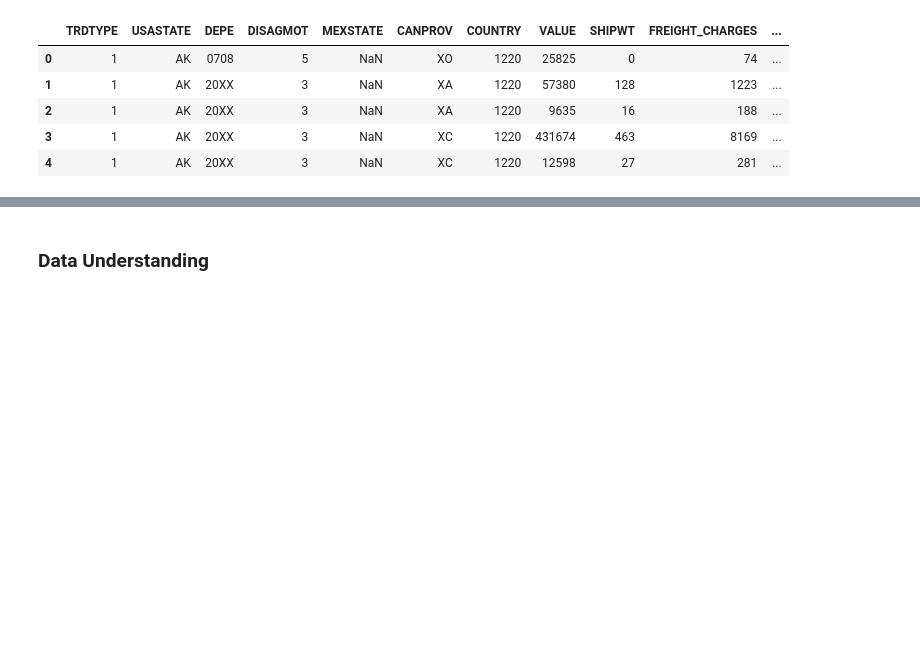
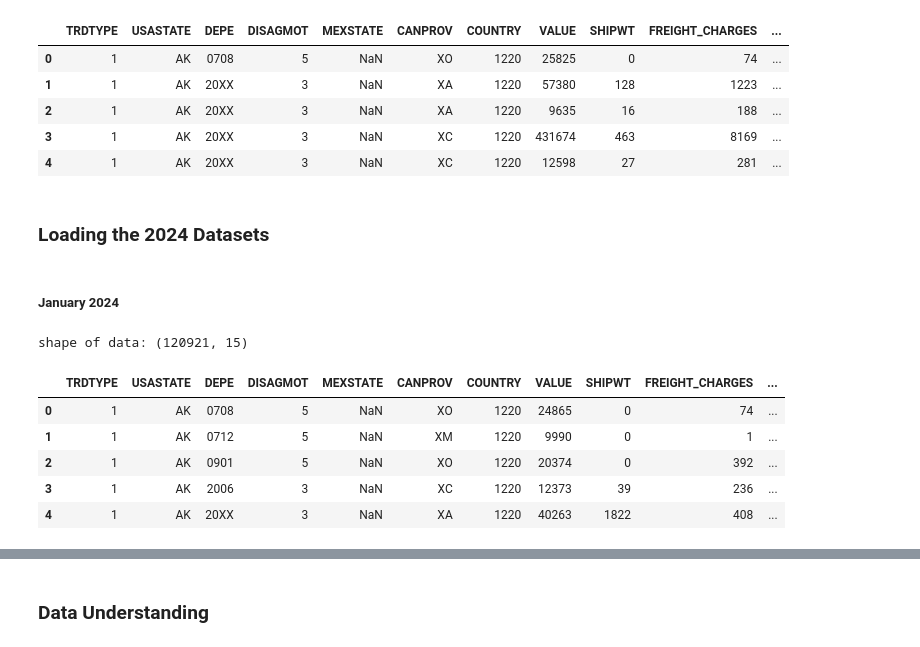
Before and after one commit to adubrightkwartengsnr/TransBorder-Freight-Data-Analysis, a Jupyter notebook: notebooks/transborder-freight-analysis.ipynb, the cells around one changed output, grey strips where cells are left out. Saved outputs shown, nothing was run; the diff lists cells and outputs as text; code cells hidden in the pictures; blank space fills up the shorter version.

Commit message:
load the 2024 datasets

```diff
--- a/notebooks/transborder-freight-analysis.ipynb
+++ b/notebooks/transborder-freight-analysis.ipynb
@@ -1008,3 +1008,22 @@ shape of data: (120152, 15)
 | 2 | 1 | AK | 20XX | 3 | NaN | XA | 1220 | 9635 | 16 | 188 | ... |
 | 3 | 1 | AK | 20XX | 3 | NaN | XC | 1220 | 431674 | 463 | 8169 | ... |
 | 4 | 1 | AK | 20XX | 3 | NaN | XC | 1220 | 12598 | 27 | 281 | ... |
+# %% [markdown]
+### Loading the 2024 Datasets
+# %% [markdown]
+##### January 2024
+# %%
+dot1 = pd.read_csv("../data/2024/Jan2024/dot1_0124.csv")
+dot2 =  pd.read_csv("../data/2024/Jan2024/dot2_0124.csv")
+dot3 = pd.read_csv("../data/2024/Jan2024/dot3_0124.csv")
+jan_2024 = pd.concat([dot1,dot2,dot3],axis=0)
+print(f"shape of data: {jan_2024.shape}")
+jan_2024.head()
+# %% [output]
+shape of data: (120921, 15)
+|  | TRDTYPE | USASTATE | DEPE | DISAGMOT | MEXSTATE | CANPROV | COUNTRY | VALUE | SHIPWT | FREIGHT_CHARGES | ... |
+| 0 | 1 | AK | 0708 | 5 | NaN | XO | 1220 | 24865 | 0 | 74 | ... |
+| 1 | 1 | AK | 0712 | 5 | NaN | XM | 1220 | 9990 | 0 | 1 | ... |
+| 2 | 1 | AK | 0901 | 5 | NaN | XO | 1220 | 20374 | 0 | 392 | ... |
+| 3 | 1 | AK | 2006 | 3 | NaN | XC | 1220 | 12373 | 39 | 236 | ... |
+| 4 | 1 | AK | 20XX | 3 | NaN | XA | 1220 | 40263 | 1822 | 408 | ... |
```
Also changed, not shown: parts of 16 cells of this notebook.
